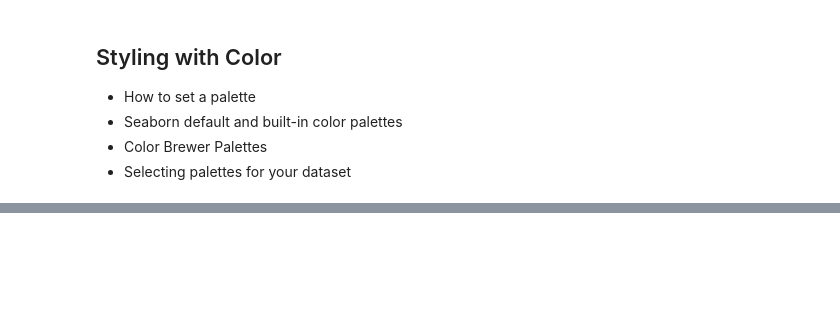
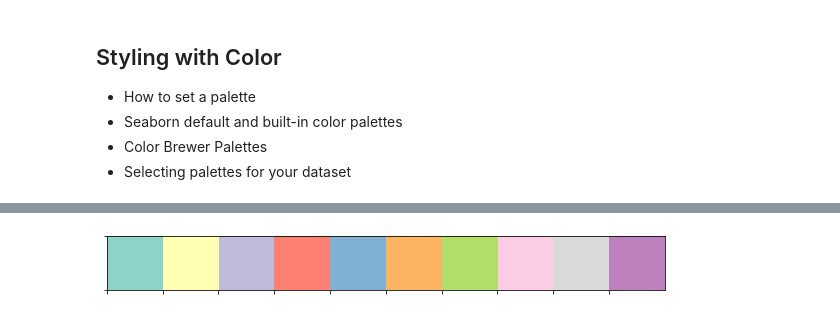
Before and after one commit to adam-gomez/codeacademy-practice, a Jupyter notebook: introduction_to_seaborn.ipynb, the cells around one changed output, grey strips where cells are left out. Drawn from its saved outputs; the diff is of its cells as text; code cells hidden in the pictures; blank space fills up the shorter version.

```diff
--- a/introduction_to_seaborn.ipynb
+++ b/introduction_to_seaborn.ipynb
@@ -347,0 +373,5 @@ sns.plotting_context() # This will print all of the current settings for the plo
+# %%
+qualitative_colors = sns.color_palette("Set3", 10)
+sns.palplot(qualitative_colors)
+# %% [output]
+[figure, added]
```
Also changed, not shown: parts of 12 cells of this notebook.
